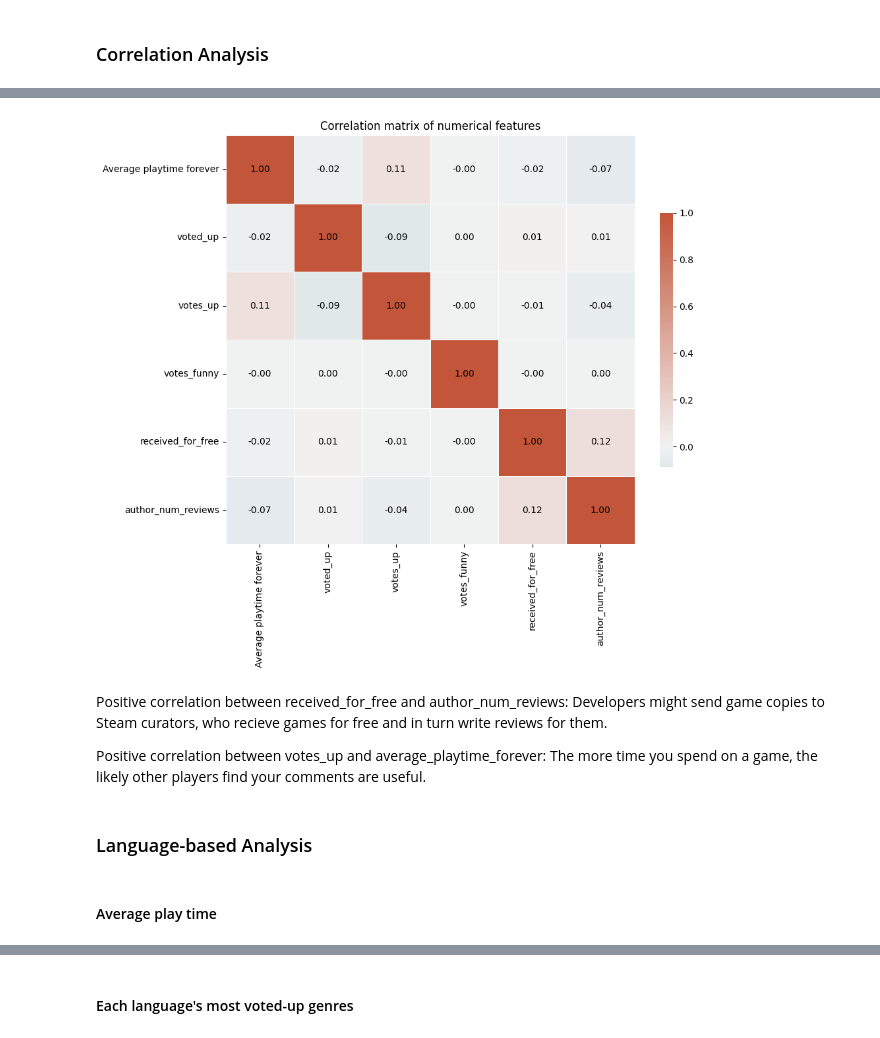
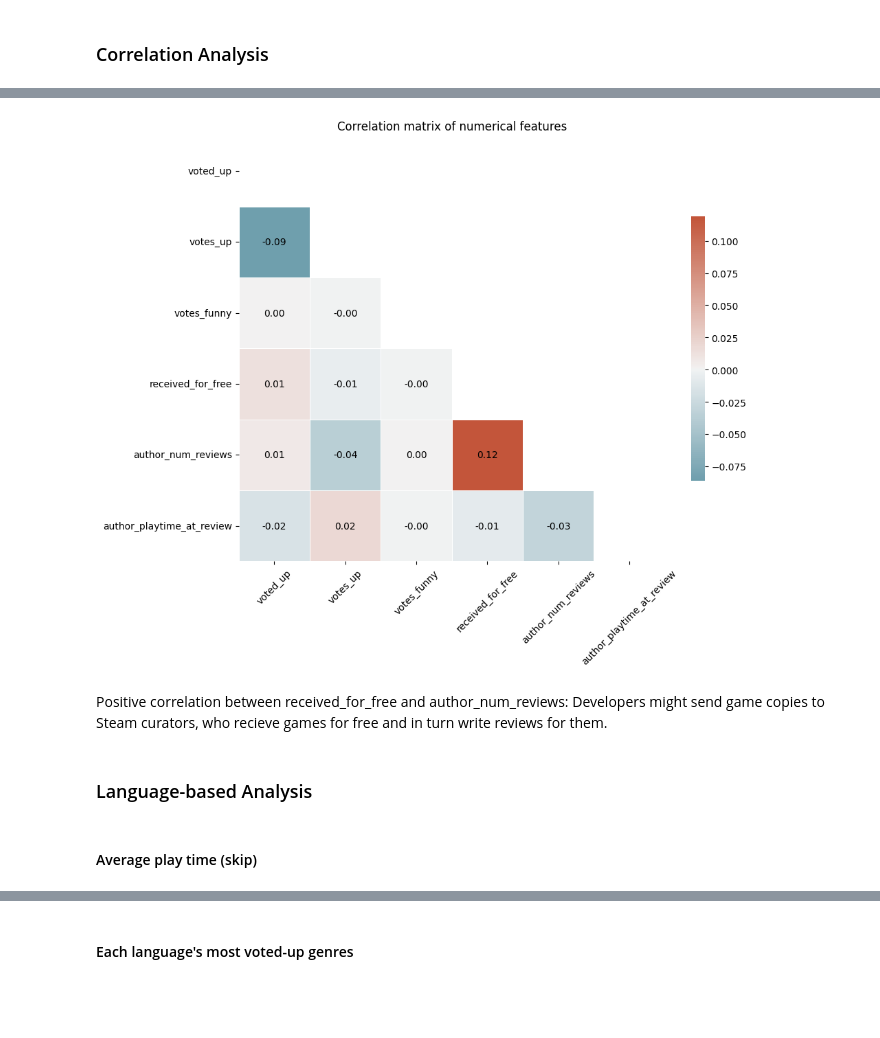
Before and after one commit to srjsissel/dsw-project, a Jupyter notebook: final.ipynb, the cells around one changed output, grey strips where cells are left out. Saved outputs shown, nothing was run; the diff lists cells and outputs as text; code cells hidden in the pictures; blank space fills up the shorter version.

```diff
--- a/final.ipynb
+++ b/final.ipynb
@@ -42,7 +34,7 @@ numerical_columns = combined_df.select_dtypes(include=['float64', 'int64']).colu
 numerical_df = combined_df[numerical_columns]
 
 # Skip the Unnamed: 0 and AppID columns
-numerical_df = numerical_df.drop(columns=['Unnamed: 0', 'AppID'])
+numerical_df = numerical_df.drop(columns=['AppID', 'Average playtime forever'])
 
 numerical_df.head()
 # %% [output]
@@ -50,27 +47,41 @@ KeyError: "['Unnamed: 0'] not found in axis"
 # %%
+import numpy as np
+
 # Plot the correlation matrix
 corr = numerical_df.corr()
 
 plt.figure(figsize=(10, 10))
 
 # Change the color palette
 cmap = sns.diverging_palette(220, 20, as_cmap=True)
-sns.heatmap(corr, annot=True, fmt=".2f", cmap=cmap, center=0,
+
+# Mask the upper triangle
+mask = np.triu(np.ones_like(corr, dtype=bool))
+
+sns.heatmap(corr, mask=mask, annot=True, fmt=".2f", cmap=cmap, center=0,
             square=True, linewidths=.5, cbar_kws={"shrink": .5}, annot_kws={"color": "black"})
 
+# Update the x and y ticks to exclude the last label if it's part of the masked area
+# xticks = [label if idx < len(corr.columns) - 1 else '' for idx, label in enumerate(corr.columns)]
+# yticks = [label if idx < len(corr.columns) - 1 else '' for idx, label in enumerate(corr.index)]
+
+# plt.xticks(ticks=np.arange(len(xticks)), labels=xticks, rotation=45)
+# plt.yticks(ticks=np.arange(len(yticks)), labels=yticks)
+
+plt.xticks(rotation=45)
 
 plt.title("Correlation matrix of numerical features")
 plt.show()
 # %% [output]
-[figure, old version]
+[figure, new version]
 # %% [markdown]
 Positive correlation between received_for_free and author_num_reviews:
 Developers might send game copies to Steam curators, who recieve games for free and in turn write reviews for them.
 
-Positive correlation between votes_up and average_playtime_forever:
-The more time you spend on a game, the likely other players find your comments are useful.
+<!-- Positive correlation between votes_up and average_playtime_forever:
+The more time you spend on a game, the likely other players find your comments are useful. -->
 # %% [markdown]
 ### Language-based Analysis
 # %% [markdown]
-#### Average play time
+#### Average play time (skip)
 # %%
```
Also changed, not shown: parts of 11 cells of this notebook, 4 other files.
